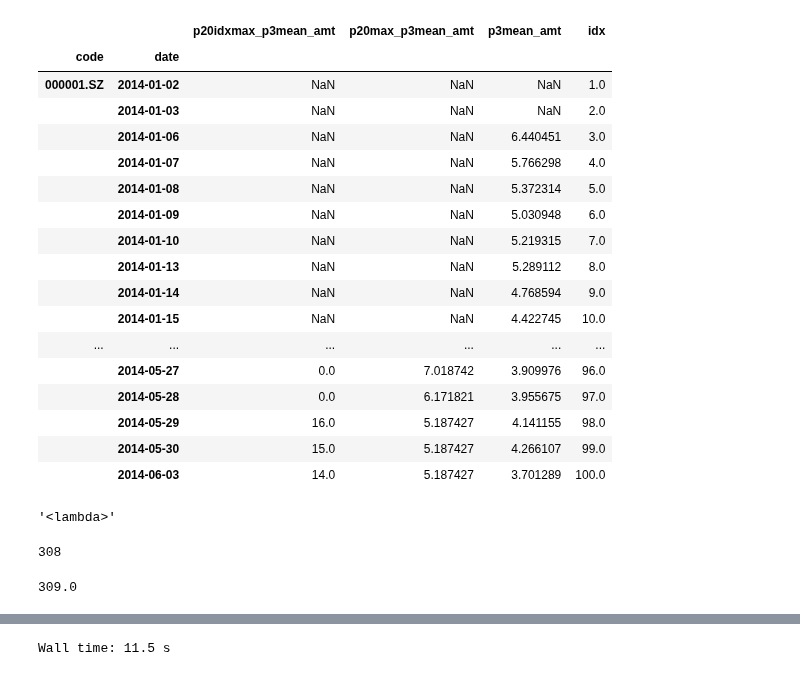
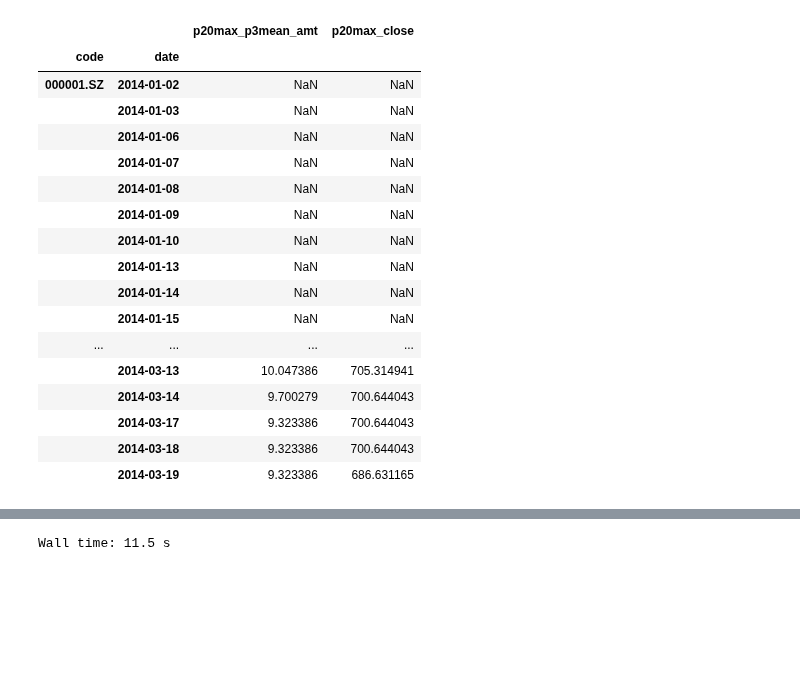
Before and after one commit to Bantorra0/Quant, a Jupyter notebook: 大涨缩量横盘.ipynb, the cells around one changed output, grey strips where cells are left out. Drawn from its saved outputs; the diff is of its cells as text; code cells hidden in the pictures; blank space fills up the shorter version.

```diff
--- a/大涨缩量横盘.ipynb
+++ b/大涨缩量横盘.ipynb
@@ -102,17 +87,20 @@ target_ss = df[target_col].fillna(0)
 # df.columns[[target_ix,idx_ix]]
 
 
-def idxmax_inc_1(x:np.array):
-    return np.argmax(np.nan_to_num(x.astype(float)))+1
-# df['']df.groupby('code')[target_col].rolling(20).agg(idxmax_inc_1)
+# def idxmax_inc_1(x:np.array):
+#     return np.argmax(np.nan_to_num(x.astype(float)))+1
+# # df['']df.groupby('code')[target_col].rolling(20).agg(idxmax_inc_1)
 
 
-for k in [20]:
+for k in [20,40]:
 #     %time df[['p{}max_p3mean_amt'.format(k),'p{}idxmax_p3mean_amt'.format(k)]] = groupby_rolling(df[[target_col]],level="code",window=k,ops=['max',idxmax_inc_1],min_periods=min_periods)
-    %time df['p{}max_p3mean_amt'.format(k)] = groupby_rolling(df[[target_col]],level="code",window=k,ops=['max'],min_periods=min_periods)
-    %time df['p{}idxmax_p3mean_amt'.format(k)]= target_ss.rolling(k).apply(lambda x:np.argmax(x))
-    df_check = pd.DataFrame(index=df.index)
-    df_check['mark']=1
-    mask = df_check.groupby('code')['mark'].shift(k - 1).isnull()
-    df.loc[mask,'p{}idxmax_p3mean_amt'.format(k)]=np.nan
+    %time tmp = groupby_rolling(df[[target_col,'close']],level="code",window=k,ops=['max'],min_periods=min_periods)
+    df[tmp.columns] = tmp
+
+#     df[['p{}max_p3mean_amt'.format(k),'p{}max_close'.format(k)]].head(50)
+#     %time df['p{}idxmax_p3mean_amt'.format(k)]= (k-1)-target_ss.rolling(k).apply(lambda x:np.argmax(x))
+#     df_check = pd.DataFrame(index=df.index)
+#     df_check['mark']=1
+#     mask = df_check.groupby('code')['mark'].shift(k - 1).isnull()
+#     df.loc[mask,'p{}idxmax_p3mean_amt'.format(k)]=np.nan
 # %% [output]
@@ -121,33 +109,23 @@ Wall time: 10.6 s
 # %%
-df[['p{}idxmax_p3mean_amt'.format(k),'p{}max_p3mean_amt'.format(k),target_col,'idx']].head(100)
+# df[['p{}idxmax_p3mean_amt'.format(k),'p{}max_p3mean_amt'.format(k),target_col,'idx']].head(100)
+
+df[['p{}max_p3mean_amt'.format(k),'p{}max_close'.format(k)]].head(50)
 # %% [output]
-|  |  | p20idxmax_p3mean_amt | p20max_p3mean_amt | p3mean_amt | idx |
-| code | date |  |  |  |  |
-| 000001.SZ | 2014-01-02 | NaN | NaN | NaN | 1.0 |
-|  | 2014-01-03 | NaN | NaN | NaN | 2.0 |
-|  | 2014-01-06 | NaN | NaN | 6.440451 | 3.0 |
-|  | 2014-01-07 | NaN | NaN | 5.766298 | 4.0 |
-|  | 2014-01-08 | NaN | NaN | 5.372314 | 5.0 |
-|  | 2014-01-09 | NaN | NaN | 5.030948 | 6.0 |
-|  | 2014-01-10 | NaN | NaN | 5.219315 | 7.0 |
-|  | 2014-01-13 | NaN | NaN | 5.289112 | 8.0 |
-|  | 2014-01-14 | NaN | NaN | 4.768594 | 9.0 |
-|  | 2014-01-15 | NaN | NaN | 4.422745 | 10.0 |
-| ... | ... | ... | ... | ... | ... |
-|  | 2014-05-27 | 0.0 | 7.018742 | 3.909976 | 96.0 |
-|  | 2014-05-28 | 0.0 | 6.171821 | 3.955675 | 97.0 |
-|  | 2014-05-29 | 16.0 | 5.187427 | 4.141155 | 98.0 |
-|  | 2014-05-30 | 15.0 | 5.187427 | 4.266107 | 99.0 |
-|  | 2014-06-03 | 14.0 | 5.187427 | 3.701289 | 100.0 |
+|  |  | p20max_p3mean_amt | p20max_close |
+| code | date |  |  |
+| 000001.SZ | 2014-01-02 | NaN | NaN |
+|  | 2014-01-03 | NaN | NaN |
+|  | 2014-01-06 | NaN | NaN |
+|  | 2014-01-07 | NaN | NaN |
+|  | 2014-01-08 | NaN | NaN |
+|  | 2014-01-09 | NaN | NaN |
+|  | 2014-01-10 | NaN | NaN |
+|  | 2014-01-13 | NaN | NaN |
+|  | 2014-01-14 | NaN | NaN |
+|  | 2014-01-15 | NaN | NaN |
+| ... | ... | ... | ... |
+|  | 2014-03-13 | 10.047386 | 705.314941 |
+|  | 2014-03-14 | 9.700279 | 700.644043 |
+|  | 2014-03-17 | 9.323386 | 700.644043 |
+|  | 2014-03-18 | 9.323386 | 700.644043 |
+|  | 2014-03-19 | 9.323386 | 686.631165 |
-# %%
-idxmax_inc_1 = lambda x:np.argmax(np.nan_to_num(x.astype(float)))+1
-idxmax_inc_1.__name__
-# %% [output]
-'<lambda>'
-# %%
-np.argmax(np.nan_to_num(x[:,target_ix].astype(float)))
-# x[:,target_ix]
-f(x)
-# %% [output]
-308
-309.0
```
Also changed, not shown: parts of 12 cells of this notebook, 2 other files.
